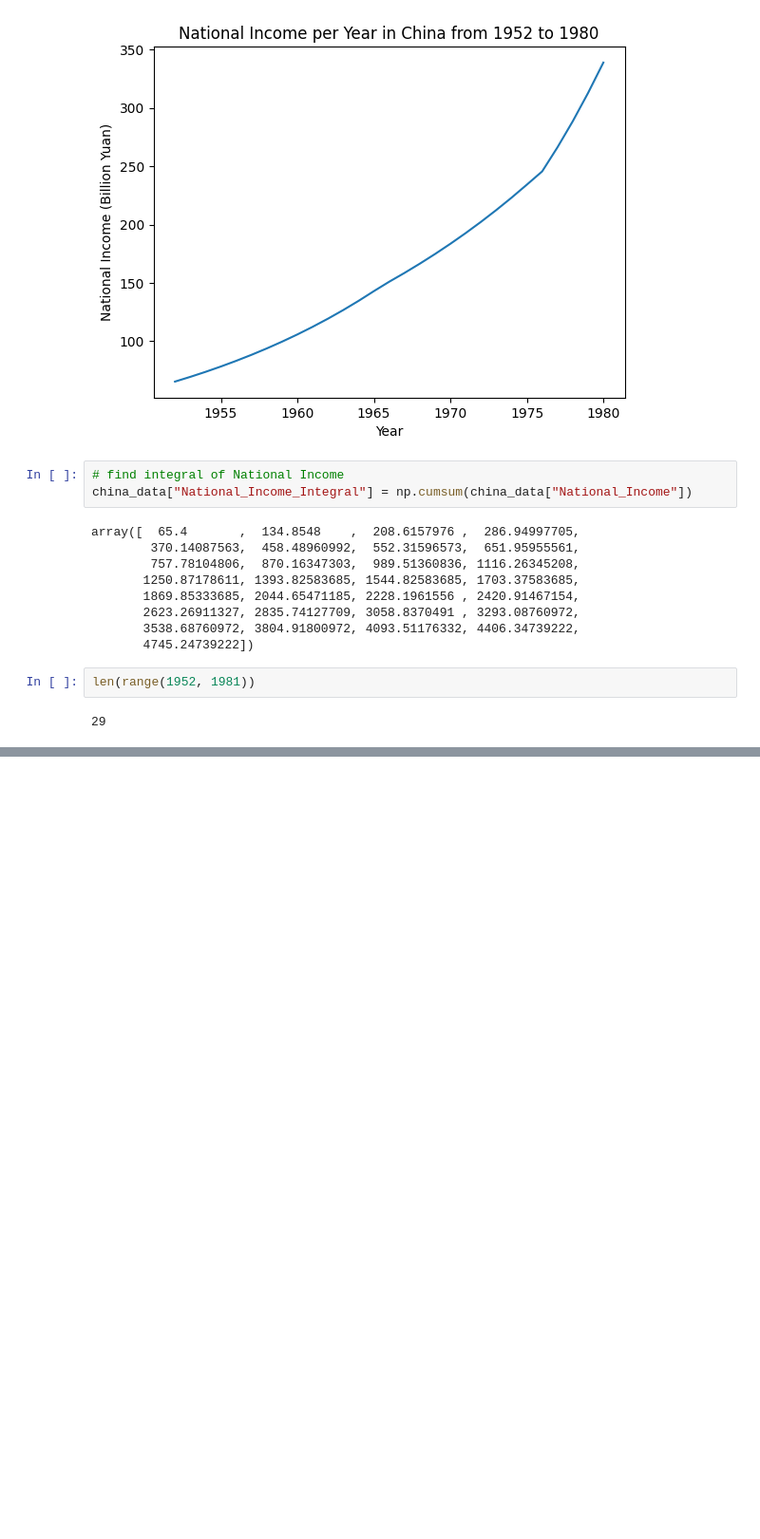
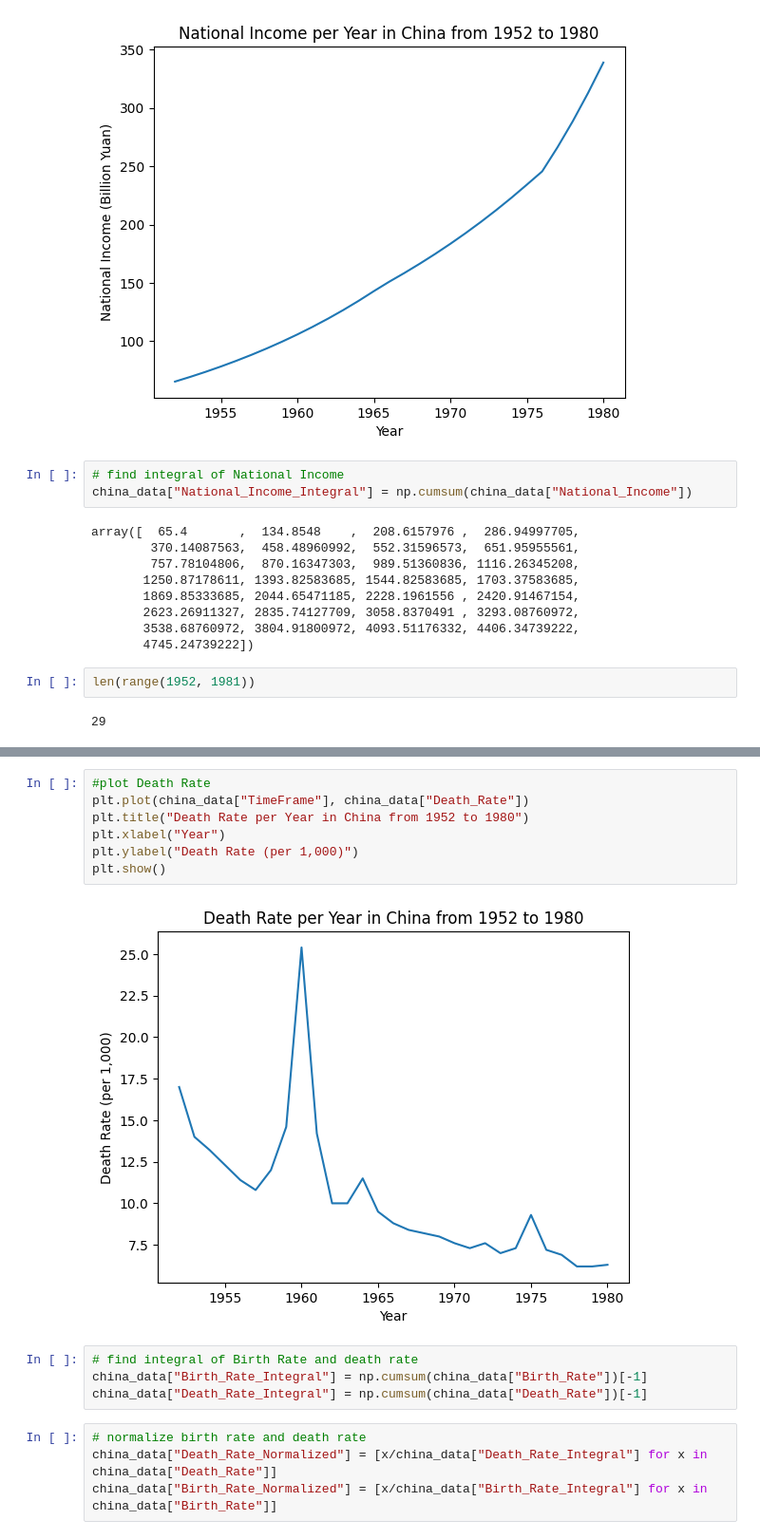
Before and after one commit to Mkrolick/My-Last-History-Class, a Jupyter notebook: history-book.ipynb, the cells around one changed output, grey strips where cells are left out. Shown at 95% size. Saved outputs shown, nothing was run; the diff lists cells and outputs as text; blank space fills up the shorter version.

```diff
--- a/history-book.ipynb
+++ b/history-book.ipynb
@@ -60,0 +78,17 @@ len(range(1952, 1981))
+# %%
+#plot Death Rate
+plt.plot(china_data["TimeFrame"], china_data["Death_Rate"])
+plt.title("Death Rate per Year in China from 1952 to 1980")
+plt.xlabel("Year")
+plt.ylabel("Death Rate (per 1,000)")
+plt.show()
+# %% [output]
+[figure, added]
+# %%
+# find integral of Birth Rate and death rate
+china_data["Birth_Rate_Integral"] = np.cumsum(china_data["Birth_Rate"])[-1]
+china_data["Death_Rate_Integral"] = np.cumsum(china_data["Death_Rate"])[-1]
+# %%
+# normalize birth rate and death rate
+china_data["Death_Rate_Normalized"] = [x/china_data["Death_Rate_Integral"] for x in china_data["Death_Rate"]]
+china_data["Birth_Rate_Normalized"] = [x/china_data["Birth_Rate_Integral"] for x in china_data["Birth_Rate"]]
```
Also changed, not shown: parts of 8 cells of this notebook.
